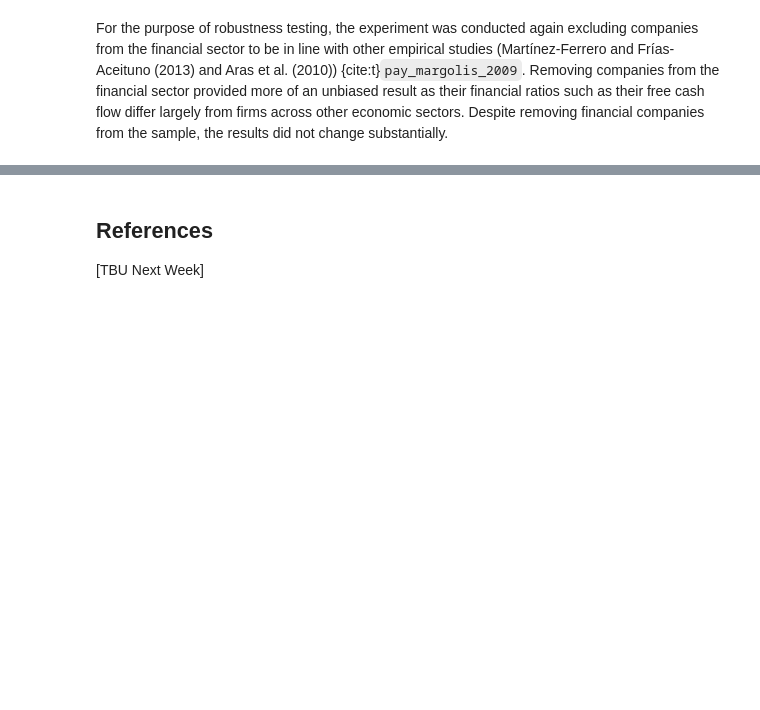
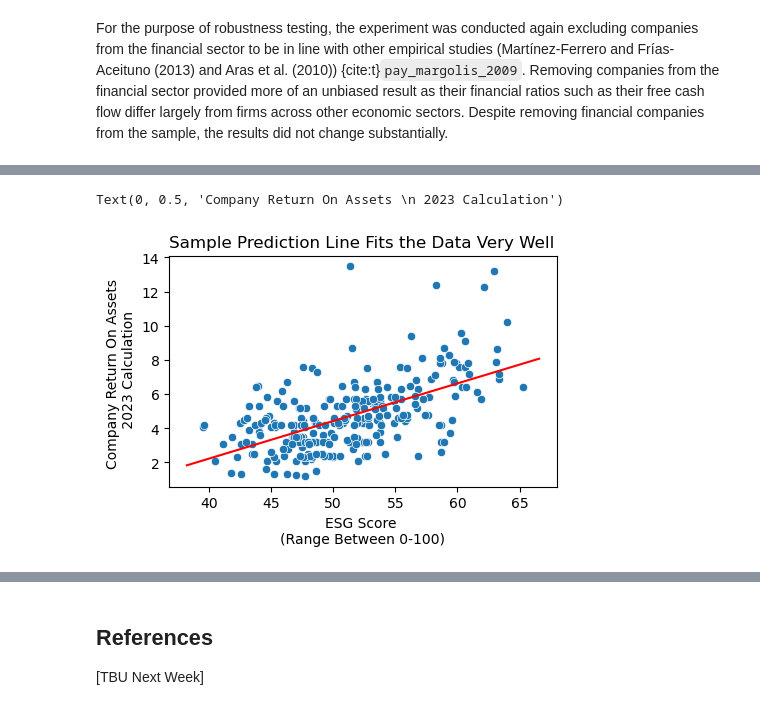
Before and after one commit to avnikadubey/as.180.369, a Jupyter notebook: contrib/avnikadubey/jupyterbook-avnikadubey/avnikadubey-paper.ipynb, the cells around one changed output, grey strips where cells are left out. Drawn from its saved outputs; the diff is of its cells as text; code cells hidden in the pictures; blank space fills up the shorter version.

```diff
--- a/contrib/avnikadubey/jupyterbook-avnikadubey/avnikadubey-paper.ipynb
+++ b/contrib/avnikadubey/jupyterbook-avnikadubey/avnikadubey-paper.ipynb
@@ -111,0 +229,10 @@ For the purpose of robustness testing, the experiment was conducted again exclud
+# %%
+X = df["ESG"]
+Y = df["ROA 2023"]
+X_and_constant = sm.add_constant(X)
+
+OLS_result = sm.OLS(Y, X_and_constant)
+result1=OLS_result.fit()
+beta_0_hat = result1.params[0]
+beta_1_hat = result1.params[1]
+print(result1.summary())
@@ -111,0 +257,22 @@ For the purpose of robustness testing, the experiment was conducted again exclud
+# %%
+#now plot the predicted line on the graph
+f, axs = plt.subplots(1, 1, figsize=(5, 3))
+
+# Step 1: create the scatter plot: str vs testscr
+sns.scatterplot(data = df, x = "ESG", y = "ROA 2023", ax=axs)
+
+
+# Step 2: add the sample regression line
+low_x, high_x = axs.get_xlim()
+# get the value range (14-26)
+x_range = np.linspace(start = low_x, stop = high_x, num = 100)
+#get those points
+axs.plot(x_range, result1.params["const"] + result1.params["ESG"] * x_range, color="red")
+#plot a line between those points and the prediction line
+
+plt.title('Sample Prediction Line Fits the Data Very Well', loc='left')
+plt.xlabel("ESG Score \n(Range Between 0-100)")
+plt.ylabel("Company Return On Assets \n 2023 Calculation")
+# %% [output]
+Text(0, 0.5, 'Company Return On Assets \n 2023 Calculation')
+[figure, added]
```
Also changed, not shown: parts of 31 cells of this notebook.
